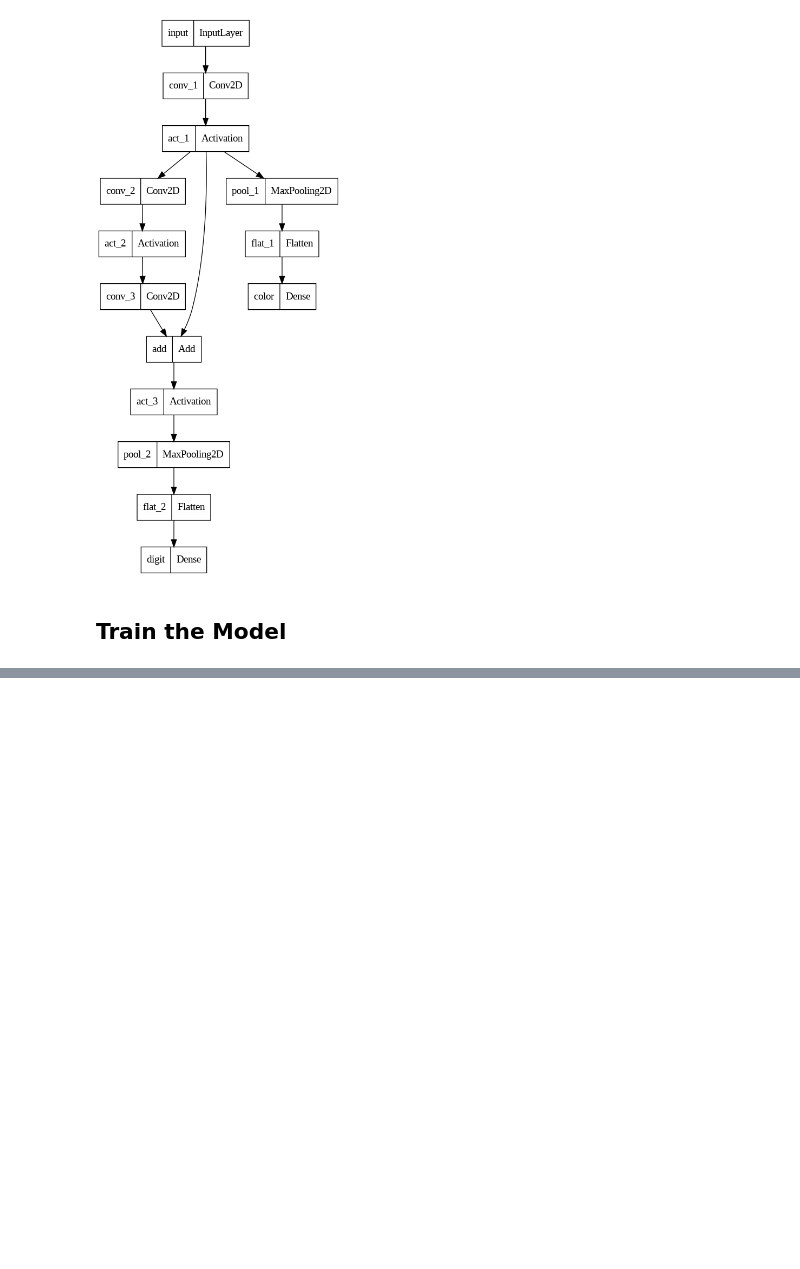
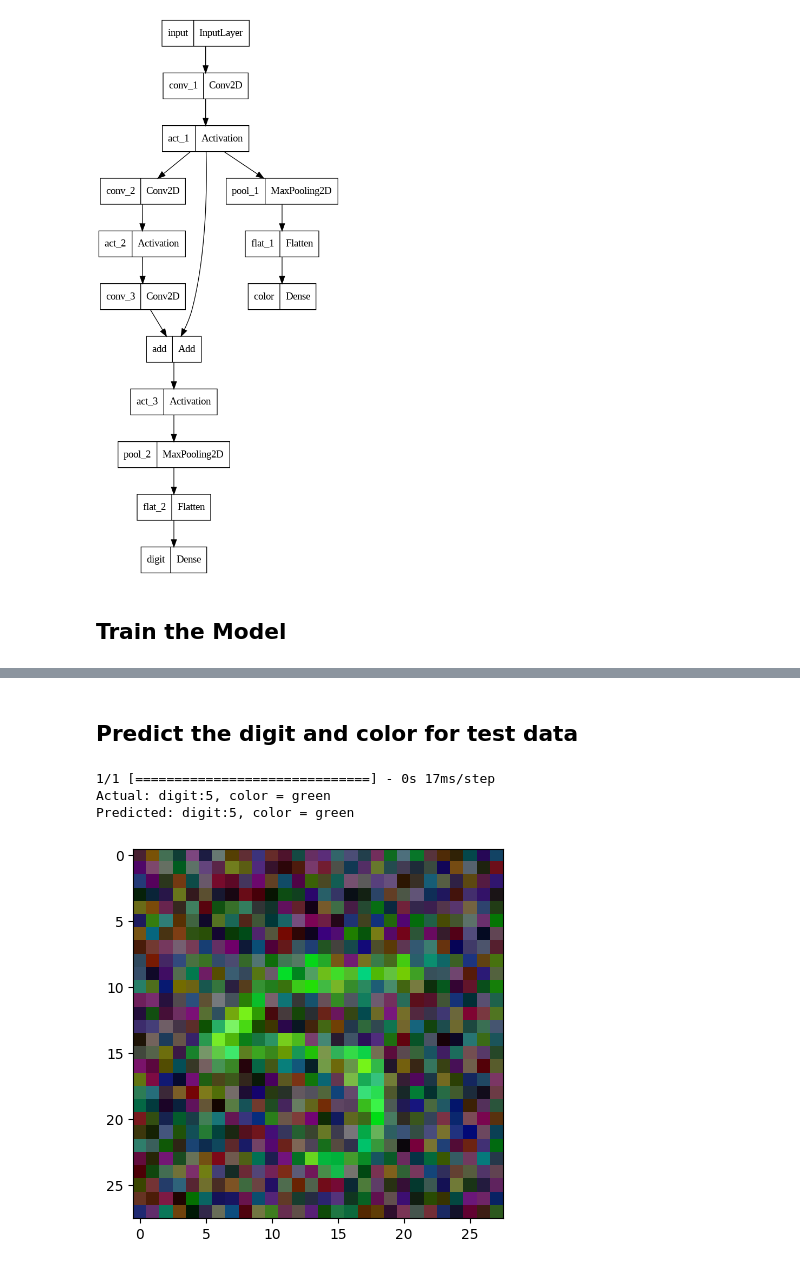
Before and after one commit to NihalRao67/MNIST_keras, a Jupyter notebook: MNIST_keras.ipynb, the cells around one changed output, grey strips where cells are left out. Drawn from its saved outputs; the diff is of its cells as text; code cells hidden in the pictures; blank space fills up the shorter version.

```diff
--- a/MNIST_keras.ipynb
+++ b/MNIST_keras.ipynb
@@ -222,0 +241,27 @@ TypeError: `output_signature` must contain objects that are subclass of `tf.Type
+# %% [markdown]
+## Predict the digit and color for test data
+# %%
+def test_model(show = True):
+
+  x,[y,c] = next(test)
+
+  preds = model.predict(x)
+  pred_digit = np.argmax(preds[0])
+  pred_color = col_dict[np.argmax(preds[1])]
+  gt_digit = int(y[0])
+  gt_color = col_dict[int(c[0])]
+
+  plt.imshow(x[0])
+  if show:
+    print(f'Actual: digit:{gt_digit}, color = {gt_color}')
+    print(f'Predicted: digit:{pred_digit}, color = {pred_color}')
+
+
+#test = generate_data(x_test, y_test, 1)
+# %%
+test_model()
+# %% [output]
+1/1 [==============================] - 0s 17ms/step
+Actual: digit:5, color = green
+Predicted: digit:5, color = green
+[figure, added]
```
Also changed, not shown: parts of 9 cells of this notebook.
